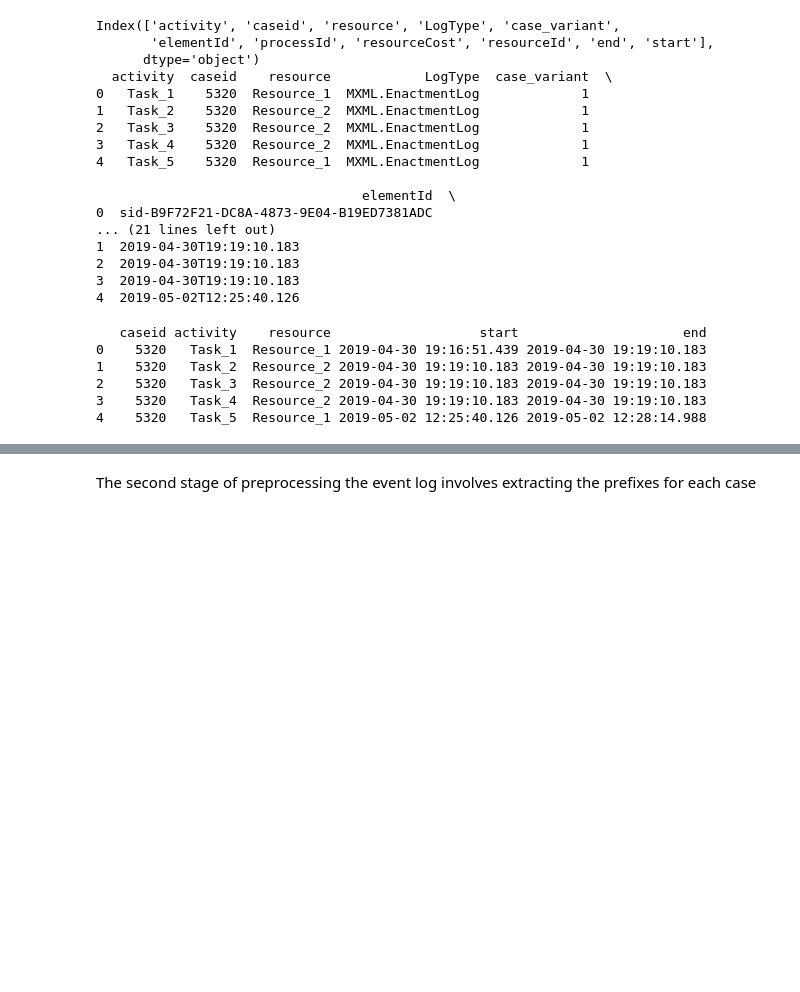
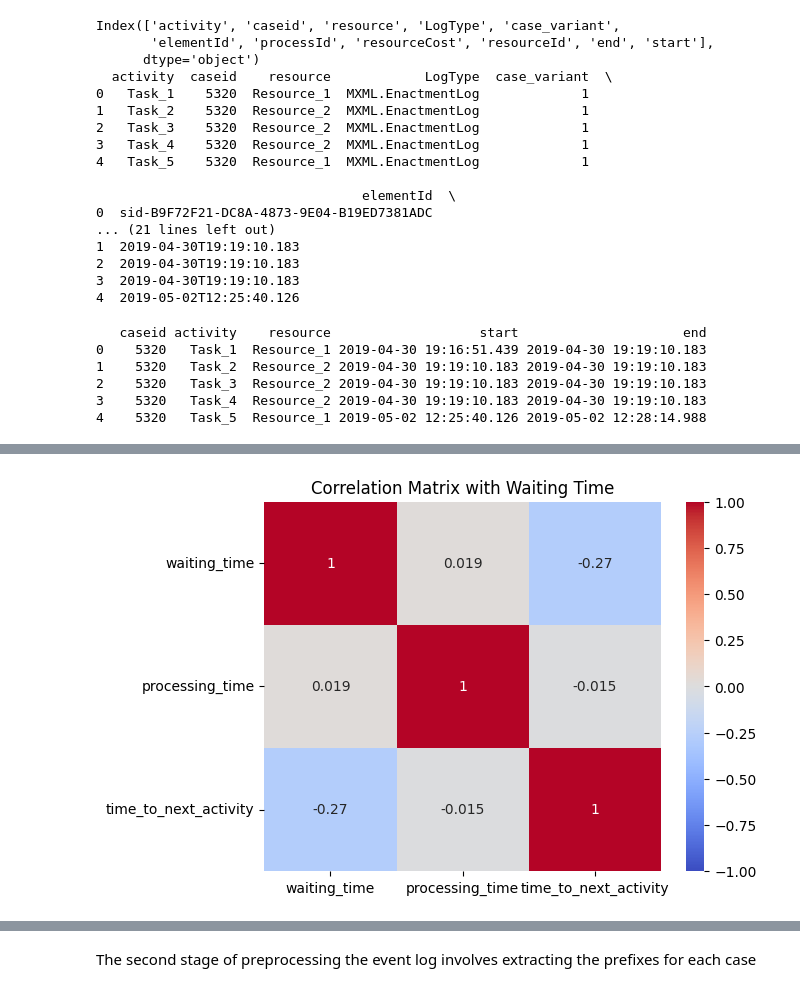
Before and after one commit to AwaisAli37405/Deep_Learning, a Jupyter notebook: DeepLearning_with_process_mining.ipynb, the cells around one changed output, grey strips where cells are left out. Saved outputs shown, nothing was run; the diff lists cells and outputs as text; code cells hidden in the pictures; blank space fills up the shorter version.

```diff
--- a/DeepLearning_with_process_mining.ipynb
+++ b/DeepLearning_with_process_mining.ipynb
@@ -130,0 +168,7 @@ print(df.head())
+# %%
+correlation_matrix = df[['waiting_time', 'processing_time', 'time_to_next_activity']].corr()
+sns.heatmap(correlation_matrix, annot=True, cmap='coolwarm', vmin=-1, vmax=1)
+plt.title('Correlation Matrix with Waiting Time')
+plt.show()
+# %% [output]
+[figure, added]
```
Also changed, not shown: parts of 6 cells of this notebook.
